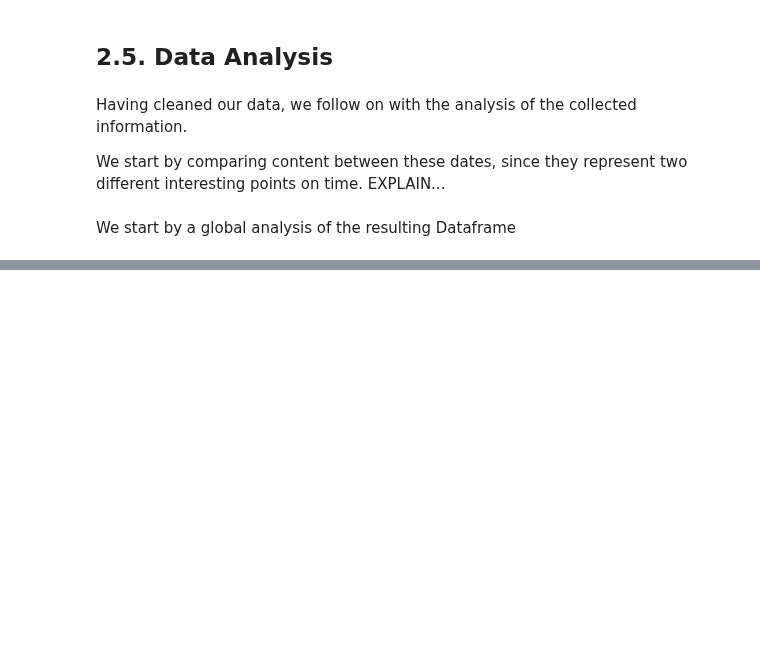
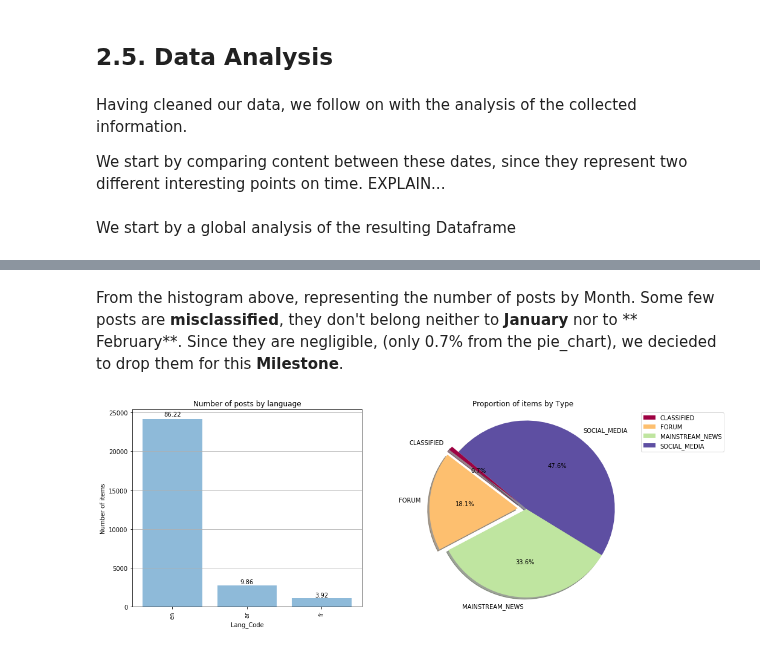
Before and after one commit to KhalilMrini/Revisiting-Arab-Spring, a Jupyter notebook: Project/Project.ipynb, the cells around one changed output, grey strips where cells are left out. Cells and saved outputs as stored; diff of their text form; code cells hidden in the pictures; blank space fills up the shorter version.

```diff
--- a/Project/Project.ipynb
+++ b/Project/Project.ipynb
@@ -721,0 +721,18 @@ Index(['Author_Link', 'Author_Name', 'Category', 'Datetime', 'Egypt',
+# %% [markdown]
+From the histogram above, representing the number of posts by Month. Some few posts are **misclassified**, they don't belong neither to **January** nor to ** February**. Since they are negligible, (only 0.7% from the pie_chart), we decieded to drop them for this **Milestone**.
+# %%
+def plot_type_lang(df=df):
+    """
+    plots a histogram of languages and a pie chart of types
+    param df: the dataframe
+    """
+    plt.figure(figsize=(15,6))
+    plt.subplot(122)
+    plot_pie_chart('Type', df=df)
+    plt.subplot(121)
+    plot_histogram('Lang_Code', df=df)
+    plt.show()
+
+plot_type_lang()
+# %% [output]
+[figure, added]
```
Also changed, not shown: parts of 18 cells of this notebook.
